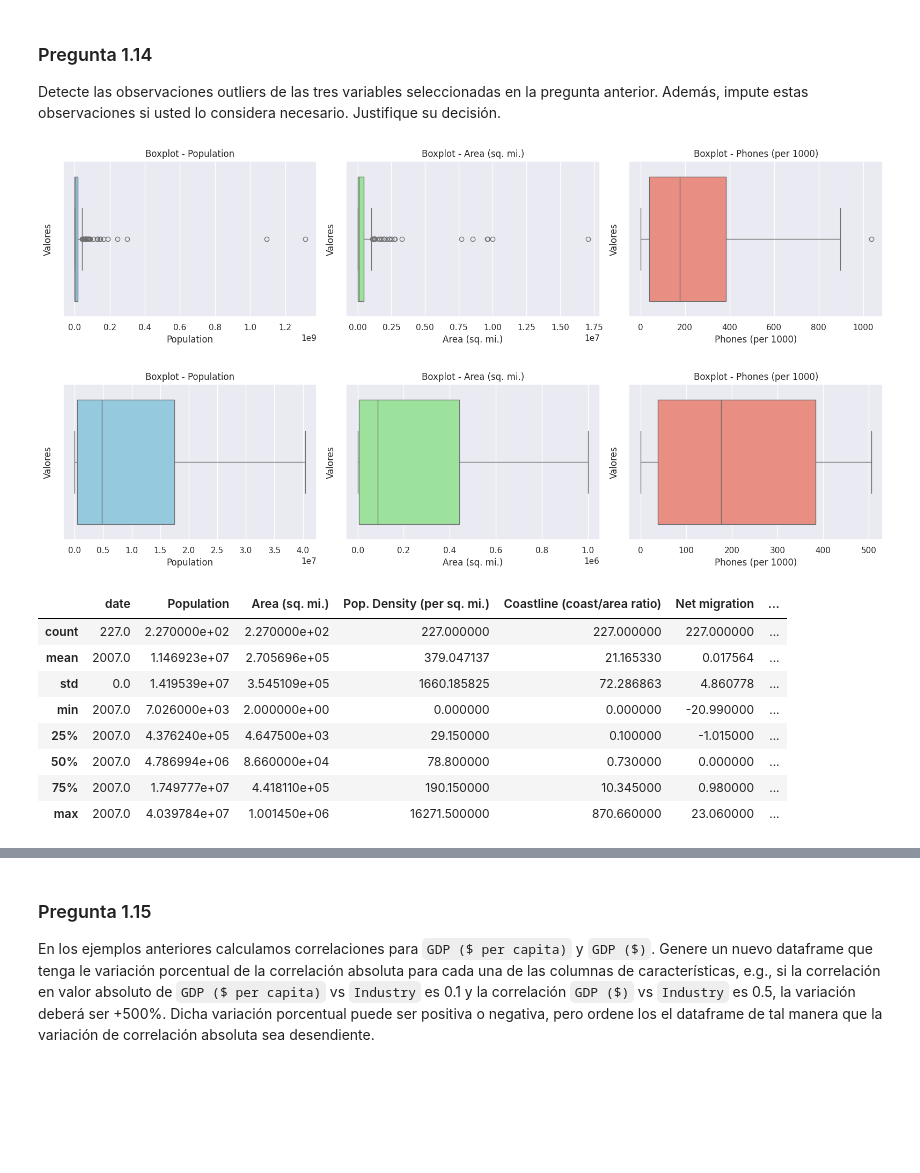
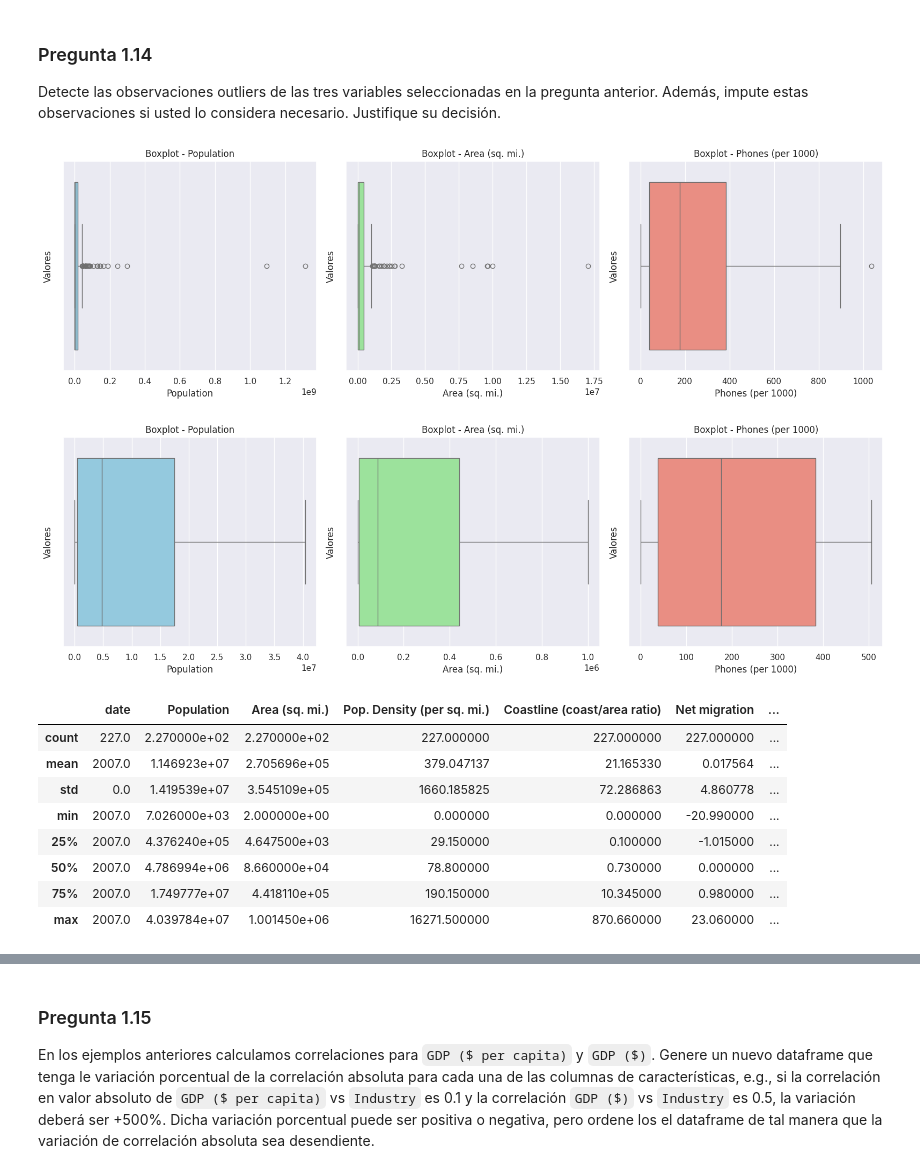
Before and after one commit to MaykolMedrano/AMLE, a Jupyter notebook: AMLE 2025:Tarea 01.ipynb, the cells around one changed output, grey strips where cells are left out. Cells and saved outputs as stored; diff of their text form; code cells hidden in the pictures; blank space fills up the shorter version.

```diff
--- a/AMLE 2025:Tarea 01.ipynb
+++ b/AMLE 2025:Tarea 01.ipynb
@@ -310,6 +309,7 @@ Es un indicador demografico que refleja la capacidad de una poblacion para repro
 Calcule estadísticas descriptivas para cada variable numérica.
 # %%
 # Para calcular un resumen estaditico de solamente variables númericas delimitamos con .select_dtypes
+df = df.drop(columns=['Climate'])
 df.select_dtypes(include=np.number).describe()
 # %% [output]
 |  | date | Population | Area (sq. mi.) | Pop. Density (per sq. mi.) | Coastline (coast/area ratio) | Net migration | ... |
@@ -403,7 +407,7 @@ dtype: int64
 # Imputar cada variable utilizando el promedio regional:
 
 # Columnas identificadas que presentan missing values
-columns_missing = ['Climate', 'Literacy (%)', 'Industry', 'Agriculture', 'Service',
+columns_missing = ['Literacy (%)', 'Industry', 'Agriculture', 'Service',
              'Deathrate', 'Phones (per 1000)', 'Net migration',
              'Infant mortality (per 1000 births)', 'Birthrate',
              'Other (%)', 'Crops (%)', 'Arable (%)', 'GDP ($ per capita)']
@@ -477,0 +467,19 @@ Finalmente, Australia y Nueva Zelanda se posicionan entre las economías con may
+# %%
+# Modificamos la variables Region para gráficar
+df['Region'] = df['Region'].str.casefold()  # Convertimos los string de la columna en tipo lower
+df['Region'] = df['Region'].str.title()     # Transformamos la primera letra de cada palabra en tipo upper
+df['Region'] = df['Region'].str.rstrip()    # Eliminamos espacios redundantes en el string
+
+# Configuramos el estilo y el tamaño de la figura
+sns.set(style="darkgrid")
+plt.figure(figsize=(16, 10))
+
+# Creamos el boxplot horizontal
+ax = sns.boxplot(data=df, x='GDP ($ per capita)', y='Region', hue='Region', orient='h', palette="pastel")
+ax.set_title('GDP ($ per capita) por Región')
+ax.set_xlabel('GDP ($ per capita)')
+ax.set_ylabel('Región')
+
+# Ajustamos
+plt.tight_layout()
+plt.show()
@@ -612,35 +634,35 @@ Detecte las observaciones outliers de las tres variables seleccionadas en la pre
 # Supongamos que ya tienes tu DataFrame llamado df
 Population = df['Population']
 Area       = df['Area (sq. mi.)']
 Phones     = df['Phones (per 1000)']
 
 # Definimos las dimensiones de la figura
 sns.set(style="darkgrid")
-fig, axes = plt.subplots(1, 3, figsize=(16, 4))
+fig, axes = plt.subplots(1, 3, figsize=(16, 5))
 
 # Graficamos 'Population'
 sns.boxplot(x=Population, ax=axes[0], color="skyblue")
 axes[0].set_title('Boxplot - Population')
 axes[0].set_xlabel('Population')
 axes[0].set_ylabel('Valores')
 
 # Graficamos 'Area (sq. mi.)'
 sns.boxplot(x=Area, ax=axes[1], color="lightgreen")
 axes[1].set_title('Boxplot - Area (sq. mi.)')
 axes[1].set_xlabel('Area (sq. mi.)')
 axes[1].set_ylabel('Valores')
 
 # Graficamos 'Phones (per 1000)'
 sns.boxplot(x=Phones, ax=axes[2], color="salmon")
 axes[2].set_title('Boxplot - Phones (per 1000)')
 axes[2].set_xlabel('Phones (per 1000)')
 axes[2].set_ylabel('Valores')
 
 # Ajustamos la figura para evitar solapamientos
 plt.tight_layout()
 plt.show()
 # %% [output]
-[figure, old version]
+[figure, new version]
 # %%
 # Winsorización de 'Population' al 95%
 df['Population']        = winsorize(df['Population'], limits=[0, 0.13])
@@ -654,7 +676,7 @@ Phones     = df['Phones (per 1000)']
 
 # Definimos las dimensiones de la figura
 sns.set(style="darkgrid")
-fig, axes = plt.subplots(1, 3, figsize=(16, 4))
+fig, axes = plt.subplots(1, 3, figsize=(16, 5))
 
 # Graficamos 'Population'
 sns.boxplot(x=Population, ax=axes[0], color="skyblue")
@@ -680,7 +702,7 @@ plt.show()
 
 df.select_dtypes(include=np.number).describe()
 # %% [output]
-[figure, old version]
+[figure, new version]
 |  | date | Population | Area (sq. mi.) | Pop. Density (per sq. mi.) | Coastline (coast/area ratio) | Net migration | ... |
 | count | 227.0 | 2.270000e+02 | 2.270000e+02 | 227.000000 | 227.000000 | 227.000000 | ... |
 | mean | 2007.0 | 1.146923e+07 | 2.705696e+05 | 379.047137 | 21.165330 | 0.017564 | ... |
```
Also changed, not shown: parts of 35 cells of this notebook.
